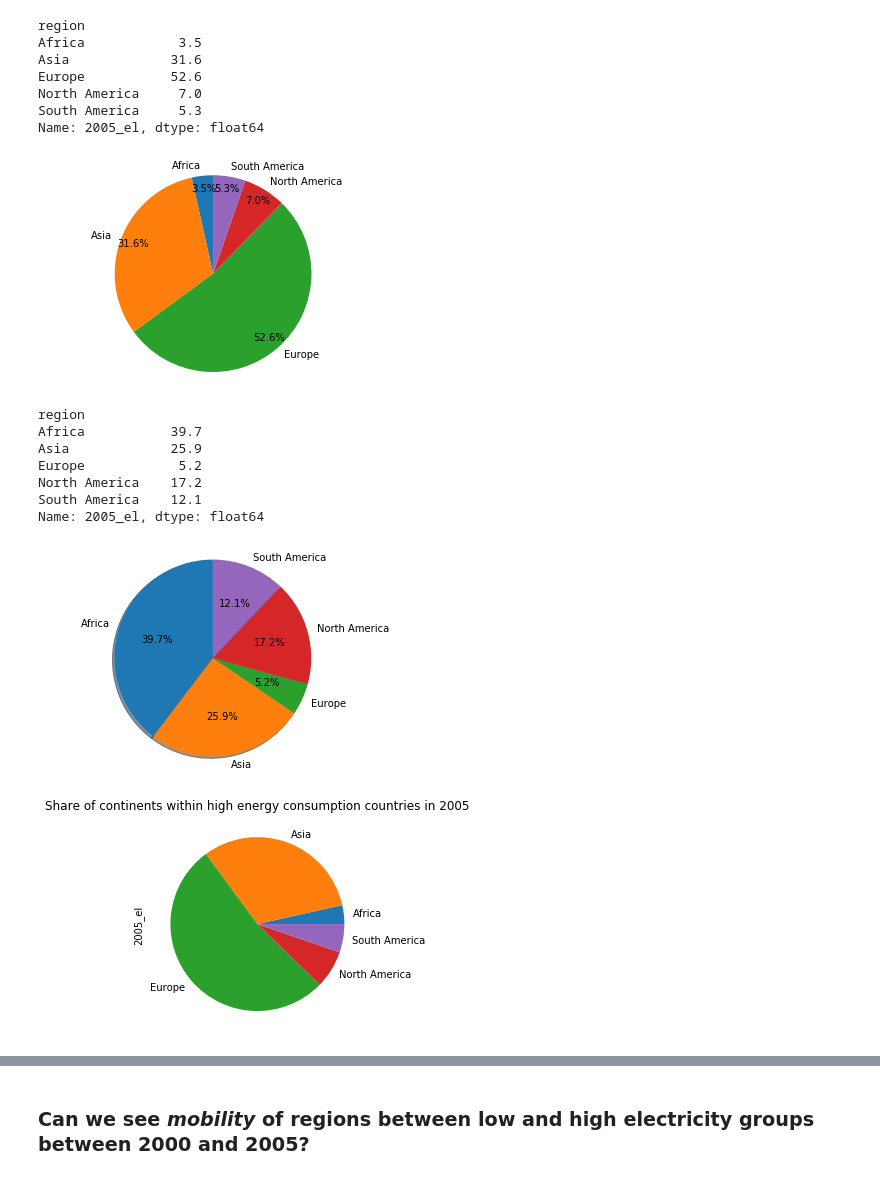
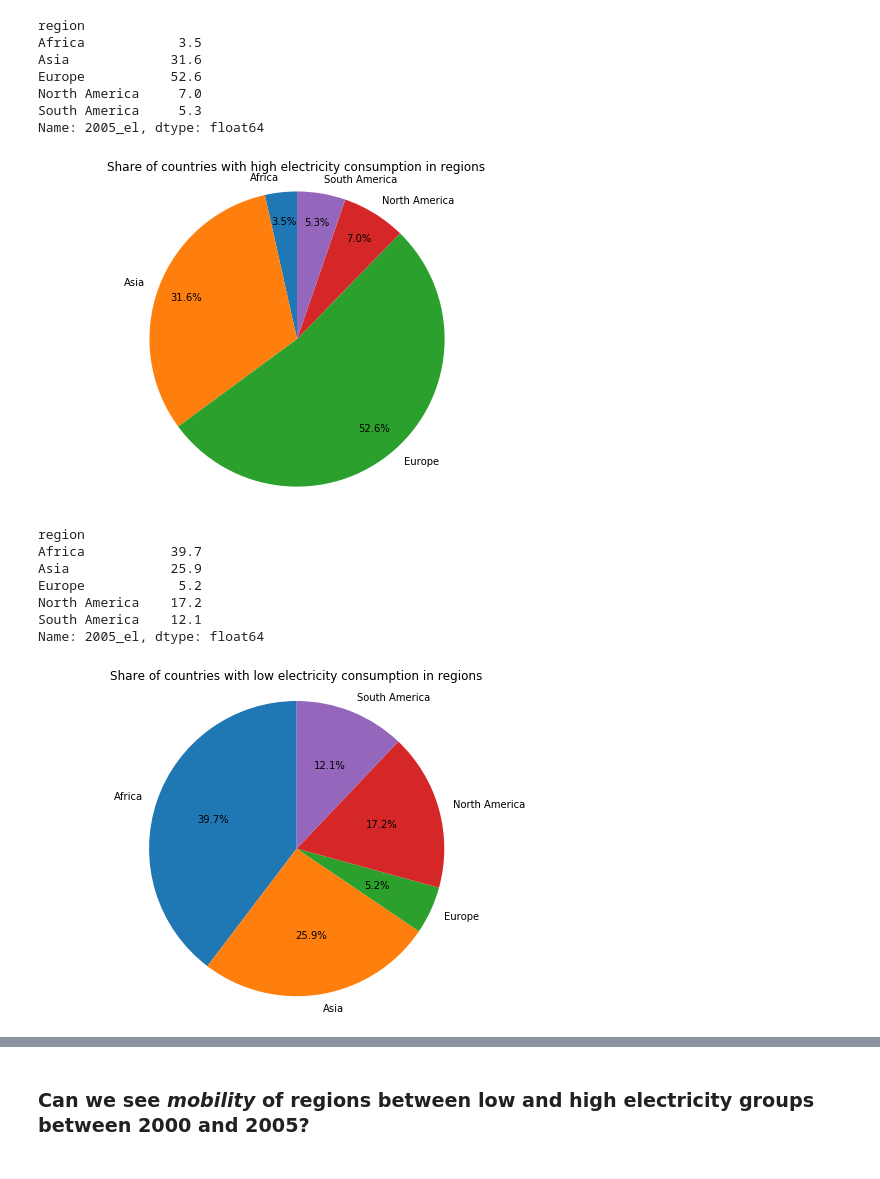
Before and after one commit to Kamila-Hamalcikova/Different-electricity-consumption-in-different-regions, a Jupyter notebook: Electricity consumption in different regions of the world.ipynb, the cells around one changed output, grey strips where cells are left out. Cells and saved outputs as stored; diff of their text form; code cells hidden in the pictures.

```diff
--- a/Electricity consumption in different regions of the world.ipynb
+++ b/Electricity consumption in different regions of the world.ipynb
@@ -591,12 +591,13 @@ Name: 2005_el, dtype: float64
 # %%
 labels = list(pct_high.index)
 sizes = list(pct_high.values)
-plt.pie(sizes, labels=labels, autopct='%1.1f%%', startangle=90, pctdistance = 0.87) # startangle to start on 12 o'clock.
+plt.figure(figsize=(9,6))
+plt.pie(sizes, labels=labels, autopct='%1.1f%%', startangle=90, pctdistance=0.8)
 plt.axis('equal')  # equal aspect ratio ensures that pie is drawn as a circle.
-
+plt.title("Share of countries with high electricity consumption in regions");
 plt.show()
 # %% [output]
-[figure, old version]
+[figure, new version]
 # %%
 pct_low = round(((low_energy_2005.groupby('region')['2005_el'].count()) / (low_energy_2005.groupby('region')['2005_el'].count().sum())*100), 1)
 pct_low
@@ -611,16 +612,10 @@ Name: 2005_el, dtype: float64
 # %%
 labels = list(pct_low.index)
 sizes = list(pct_low.values)
-
-plt.pie(sizes, labels=labels, autopct='%1.1f%%',
-        shadow=True, startangle=90)
+plt.figure(figsize=(9,6))
+plt.pie(sizes, labels=labels, autopct='%1.1f%%', startangle=90)
 plt.axis('equal')  # equal aspect ratio ensures that pie is drawn as a circle.
-
+plt.title("Share of countries with low electricity consumption in regions")
 plt.show()
 # %% [output]
-[figure, old version]
+[figure, new version]
-# %%
-high_energy_2005.groupby('region')['2005_el'].count().plot(kind='pie')
-plt.title('Share of continents within high energy consumption countries in 2005');
-# %% [output]
-[figure, removed]
```
Also changed, not shown: parts of 15 cells of this notebook.
